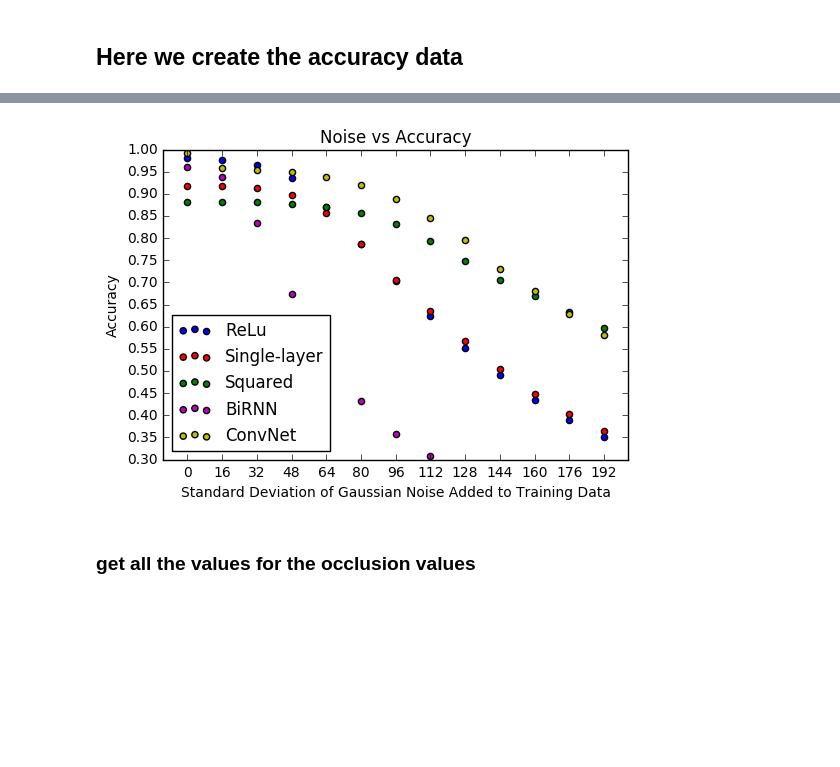
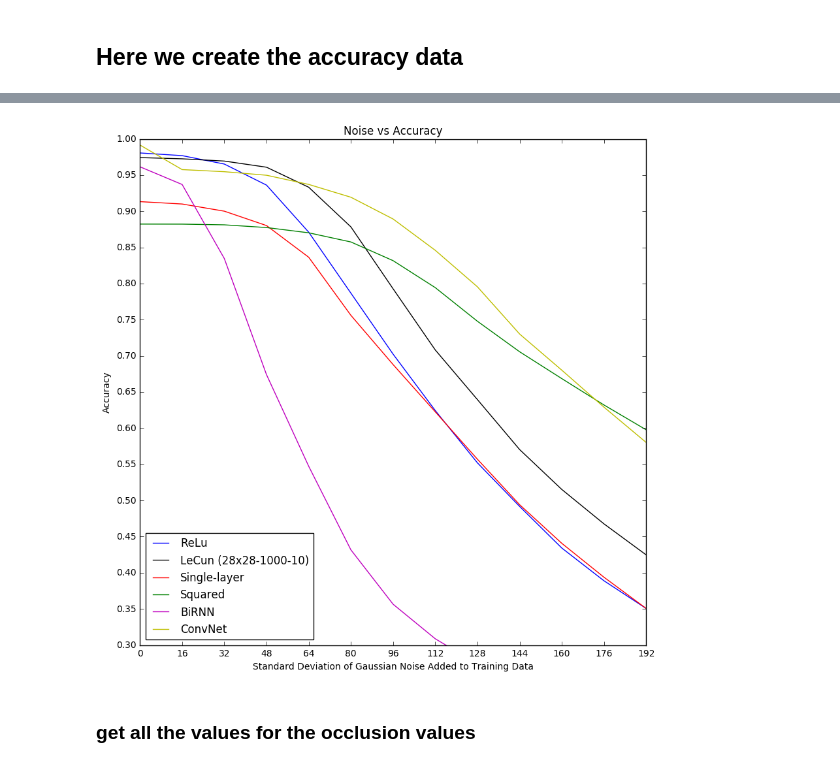
Before and after one commit to VincentRoest/capstone, a Jupyter notebook: Image_manipulation.ipynb, the cells around one changed output, grey strips where cells are left out. Drawn from its saved outputs; the diff is of its cells as text; code cells hidden in the pictures; blank space fills up the shorter version.

Commit message:
Lecun en meer

```diff
--- a/Image_manipulation.ipynb
+++ b/Image_manipulation.ipynb
@@ -159,13 +165,18 @@ def eval_noisy_data(noise_vals, model_name):
 
     sess = tf.InteractiveSession()
     saver = tf.train.import_meta_graph('./models/'+model_name+'.ckpt.meta')
-    # print saver
+    print saver
     saver.restore(sess, './models/'+model_name+'.ckpt')
+
+    all_vars = tf.get_collection('vars')
 
     '''init variables'''
     y_ = tf.placeholder(tf.float32, [None, 10])
     x = sess.graph.get_tensor_by_name("input:0")
     y = sess.graph.get_tensor_by_name("output:0")
+
+    # w1 = sess.graph.get_tensor_by_name("w1:0")
+
     if model_name=="conv":
         keep_prob = sess.graph.get_tensor_by_name("keep_prob:0")
 
@@ -190,23 +201,26 @@ def eval_noisy_data(noise_vals, model_name):
             corr_pred = sess.run(correct_prediction, feed_dict={x: x_data, y_: test_labels})
             pred_final = sess.run(y, feed_dict={x: x_data})
         else:
-            final = sess.run(accuracy, feed_dict={x: x_noisy[i], y_: labels})
-            corr_pred = sess.run(correct_prediction, feed_dict={x: x_noisy[i], y_: labels})
-            pred_final = sess.run(y, feed_dict={x: x_noisy[i]})
+            final = sess.run(accuracy, feed_dict={x: x_noisy_test[i], y_: test_labels})
+            corr_pred = sess.run(correct_prediction, feed_dict={x: x_noisy_test[i], y_: test_labels})
+            pred_final = sess.run(y, feed_dict={x: x_noisy_test[i]})
 
-        print final
+        print noise_vals[i], final
         # append to the list
         accuracies.append((noise_vals[i], final))
         pred_list.append((noise_vals[i], pred_final))
         corr_list.append((noise_vals[i], corr_pred))
 
         # weight activations
-        '''wts = w1.eval(sess)
+        # THESE ARE JUST THE SAME ALL OVER: NOT DYNAMIC
+        # print all_vars[0]
+        # wts = all_vars[1].eval(feed_dict={x: x_noisy_test[i]})
+        # print wts
         # digit 0 activation
-        im = wts.flatten()[0::10].reshape((28,-1))
-        plt.imshow(im, cmap = redblue, clim=(-1.0, 1.0))
-        plt.colorbar()
-        plt.show()'''
+        # im = wts.flatten()[0::10].reshape((10,-1))
+        # plt.imshow(im, cmap = redblue, clim=(-1.0, 1.0))
+        # plt.colorbar()
+        # plt.show()
 
     return accuracies, pred_list, corr_list
 # %% [markdown]
@@ -215,0 +279,2 @@ accuracies_nsy_one, one_layer_preds, one_layer_corrs = eval_noisy_data(stddevs,
+# %%
+accuracies_nsy_lcn, lcn_preds, lcn_corrs = eval_noisy_data(stddevs, "lecun")
@@ -227,21 +323,23 @@ accuracies_nsy_conv[0] = (0.0, .99160001)
 # %%
 # make nice plot here
 plt.title('Noise vs Accuracy')
 plt.xlabel('Standard Deviation of Gaussian Noise Added to Training Data')
 plt.ylabel('Accuracy')
 plt.xticks(sorted(stddevs))
 plt.ylim([0.3,1])
 plt.yticks(np.arange(0.3, 1.05, 0.05))
-plt.scatter(*zip(*accuracies_nsy_relu), c='b', label='ReLu') # or plot for line
-plt.scatter(*zip(*accuracies_nsy_one), c='r', label='Single-layer') # or plot for line
-plt.scatter(*zip(*accuracies_nsy_sqr), c='g', label='Squared') # or plot for line
-plt.scatter(*zip(*accuracies_nsy_birnn), c='m', label='BiRNN') # or plot for line
-plt.scatter(*zip(*accuracies_nsy_conv), c='y', label='ConvNet') # or plot for line
+plt.plot(*zip(*accuracies_nsy_relu), c='b', label='ReLu') # or plot for line
+plt.plot(*zip(*accuracies_nsy_lcn), c='k', label='LeCun (28x28-1000-10)') # or plot for line
+# plt.plot(*zip(*accuracies_nsy_lcn_s), c='c', label='LeCun + Skip') # or plot for line
+plt.plot(*zip(*accuracies_nsy_one), c='r', label='Single-layer') # or plot for line
+plt.plot(*zip(*accuracies_nsy_sqr), c='g', label='Squared') # or plot for line
+plt.plot(*zip(*accuracies_nsy_birnn), c='m', label='BiRNN') # or plot for line
+plt.plot(*zip(*accuracies_nsy_conv), c='y', label='ConvNet') # or plot for line
 plt.legend(loc=3)
 plt.savefig('noise_all.png')
 plt.show()
 # %% [output]
-[figure, old version]
+[figure, new version]
 # %%
 # OREILLY ET AL BLOB BASED OCCLUSION
 from random import randint
```
Also changed, not shown: parts of 36 cells of this notebook, 1 other file.
